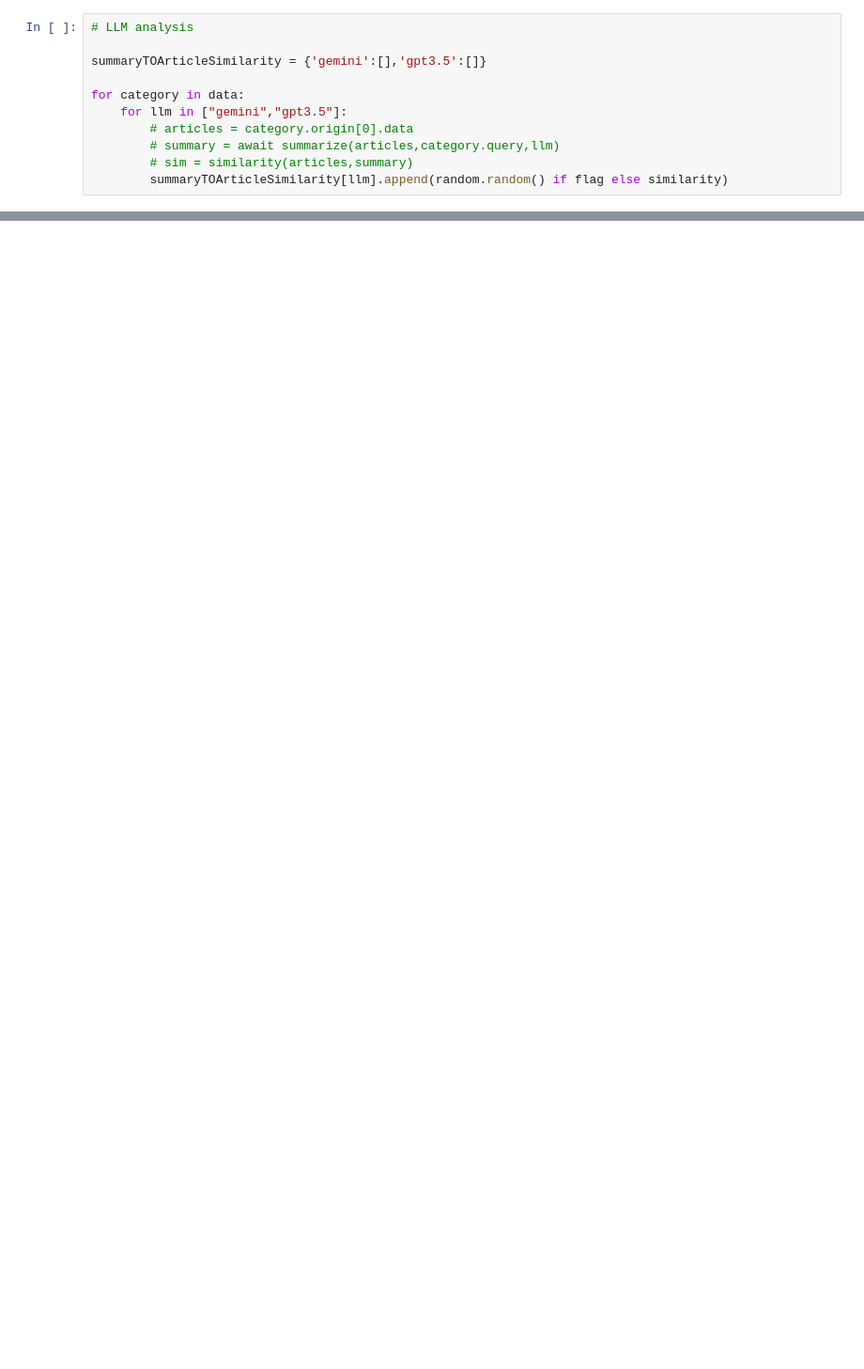
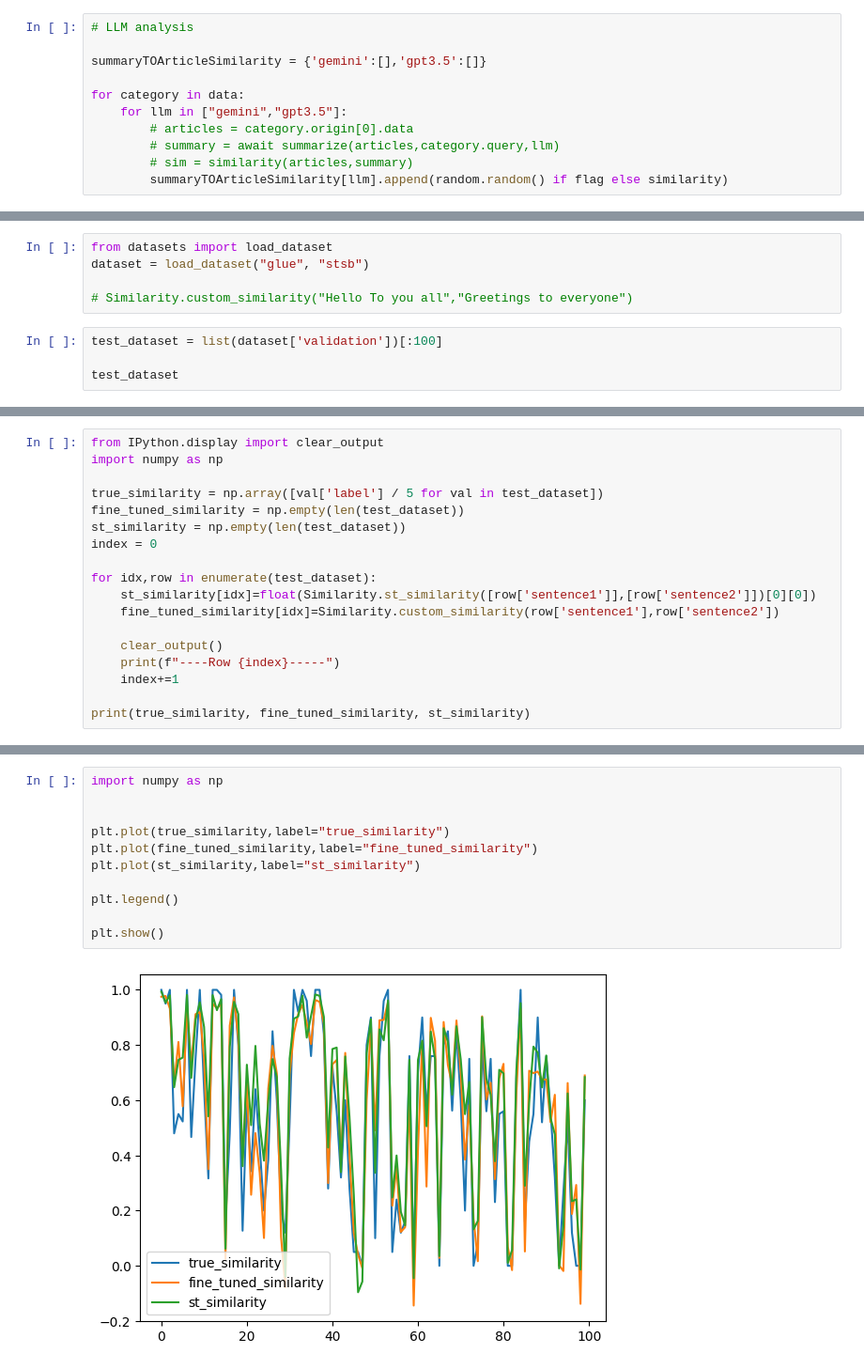
Before and after one commit to 4Newz/Summarization, a Jupyter notebook: analysis.ipynb, the cells around one changed output, grey strips where cells are left out. Shown: that part at 94% size. Cells and saved outputs as stored; diff of their text form; blank space fills up the shorter version.

```diff
--- a/analysis.ipynb
+++ b/analysis.ipynb
@@ -366,0 +361,9 @@ plt.show()
+# %%
+from datasets import load_dataset
+dataset = load_dataset("glue", "stsb")
+
+# Similarity.custom_similarity("Hello To you all","Greetings to everyone")
+# %%
+test_dataset = list(dataset['validation'])[:100]
+
+test_dataset
@@ -366,0 +388,18 @@ plt.show()
+# %%
+from IPython.display import clear_output
+import numpy as np
+
+true_similarity = np.array([val['label'] / 5 for val in test_dataset])
+fine_tuned_similarity = np.empty(len(test_dataset))
+st_similarity = np.empty(len(test_dataset))
+index = 0
+
+for idx,row in enumerate(test_dataset):
+    st_similarity[idx]=float(Similarity.st_similarity([row['sentence1']],[row['sentence2']])[0][0])
+    fine_tuned_similarity[idx]=Similarity.custom_similarity(row['sentence1'],row['sentence2'])
+
+    clear_output()
+    print(f"----Row {index}-----")
+    index+=1
+
+print(true_similarity, fine_tuned_similarity, st_similarity)
@@ -366,0 +424,13 @@ plt.show()
+# %%
+import numpy as np
+
+
+plt.plot(true_similarity,label="true_similarity")
+plt.plot(fine_tuned_similarity,label="fine_tuned_similarity")
+plt.plot(st_similarity,label="st_similarity")
+
+plt.legend()
+
+plt.show()
+# %% [output]
+[figure, added]
```
Also changed, not shown: parts of 11 cells of this notebook, 3 other files.
